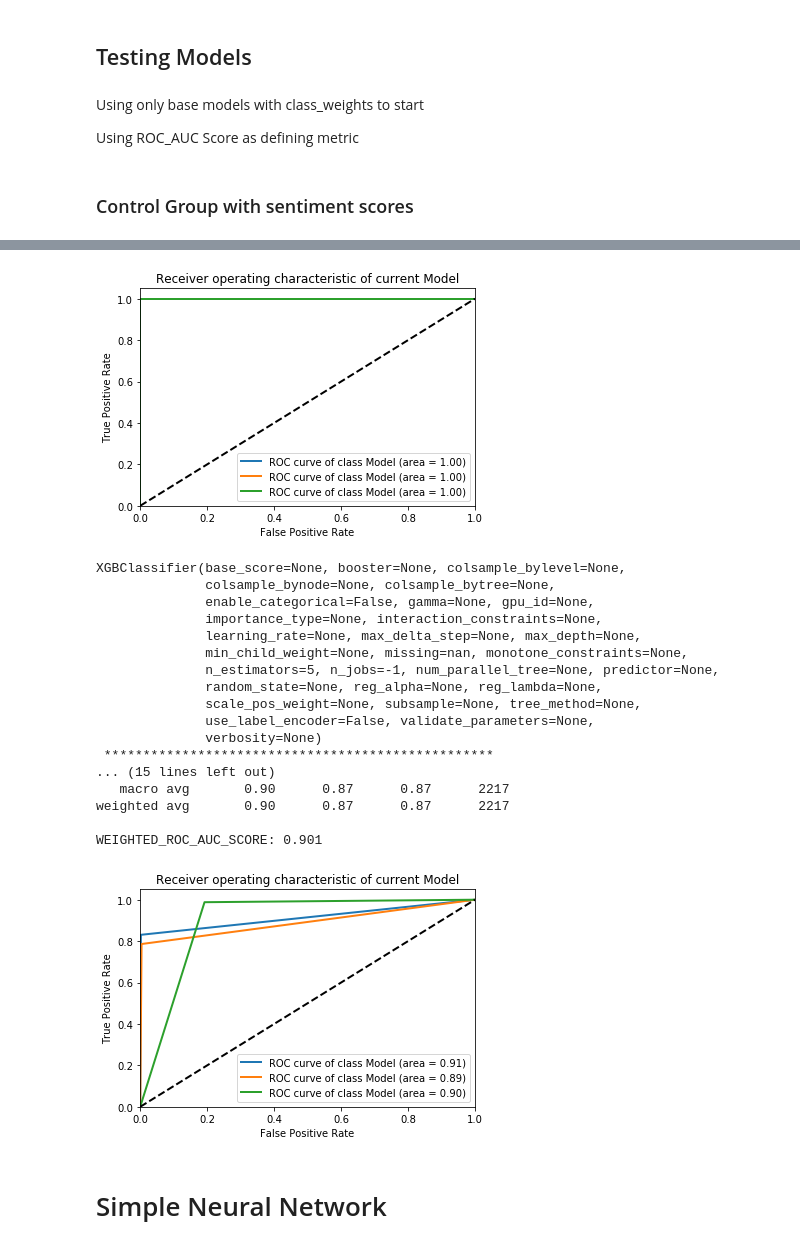
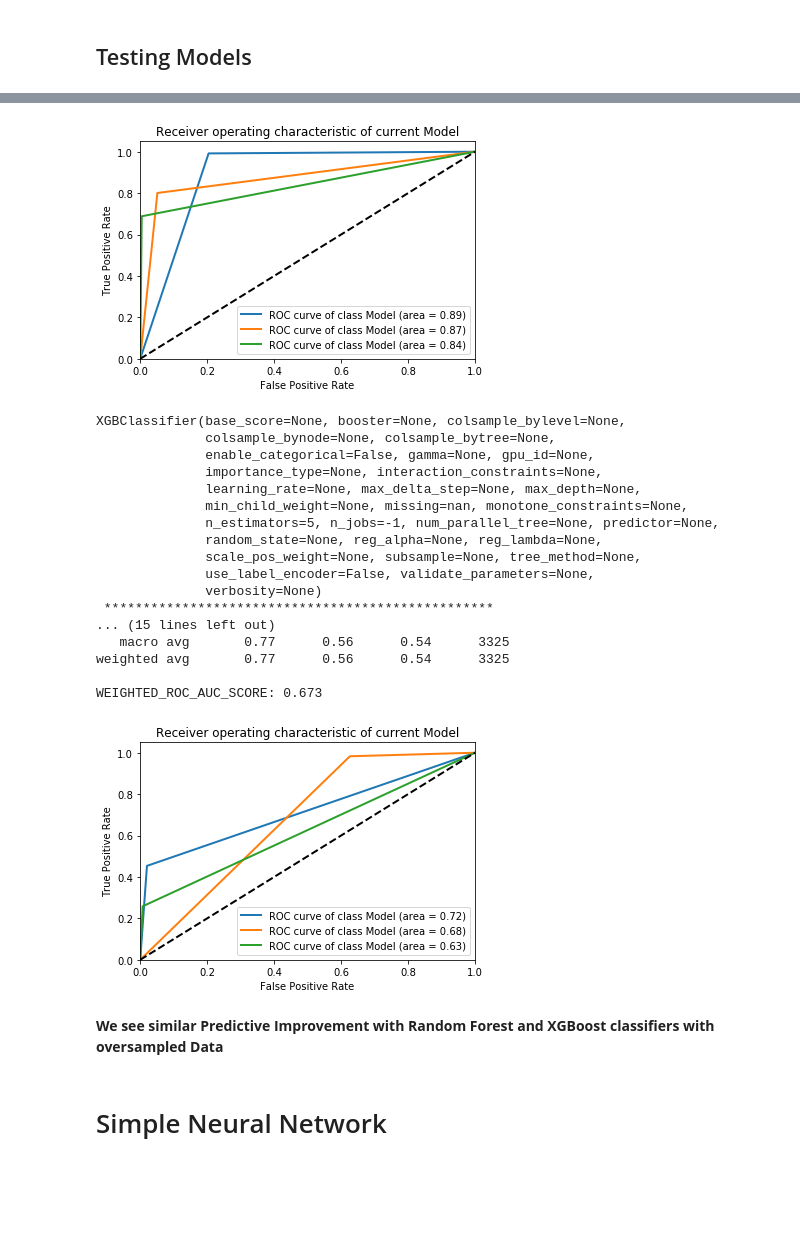
Before and after one commit to gendath/AI-Capstone-Project, a Jupyter notebook: E-Commerce/AI CAPSTONE ECOMMERCE.ipynb, the cells around one changed output, grey strips where cells are left out. Drawn from its saved outputs; the diff is of its cells as text; code cells hidden in the pictures; blank space fills up the shorter version.

```diff
--- a/E-Commerce/AI CAPSTONE ECOMMERCE.ipynb
+++ b/E-Commerce/AI CAPSTONE ECOMMERCE.ipynb
@@ -376,13 +367,10 @@ Vectorize text with Tfidf
 # get_sentiment_scores(test_df)
 # get_sentiment_scores(test_val_df)
 
-train_text_tfidf_df = get_tfidf(review_text_train)
-train_title_tfidf_df = get_tfidf(review_title_train)
-test_text_tfidf_df = get_tfidf(review_text_test)
-test_title_tfidf_df = get_tfidf(review_title_test)
+train_text_tfidf_df = get_tfidf(review_text_train).to_numpy(dtype="float16")
+# train_title_tfidf_df = get_tfidf(review_title_train).to_numpy(dtype="float16")
+test_text_tfidf_df = get_tfidf(review_text_test).to_numpy(dtype="float16")
+# test_title_tfidf_df = get_tfidf(review_title_test).to_numpy(dtype="float16")
 
-y_train = train_df["sentiment"]
-y_test = test_val_df["sentiment"]
-
-sm=SMOTE()
-X_over,y_over=sm.fit_resample(train_text_tfidf_df,y_train)
+y_train1 = train_df["sentiment"].to_numpy(dtype="float16")
+y_test = test_val_df["sentiment"].to_numpy(dtype="float16")
@@ -394,0 +383,4 @@ model = MultinomialNB()
+# %%
+X_train,X_test,y_train,y_test = train_test_split(train_text_tfidf_df,y_train1, test_size=.3,random_state=42)
+# %%
+model.fit(X_train,y_train)
@@ -395,3 +415,7 @@ model = MultinomialNB()
+# %%
+sm=SMOTE()
+X_over,y_over=sm.fit_resample(train_text_tfidf_df,y_train1)
+X_train,X_test,y_train,y_test = train_test_split(X_over,y_over, test_size=.3,random_state=42)
 # %%
 model.fit(X_train,y_train)
 preds=model.predict(X_test)
@@ -424,17 +450,11 @@ models=[
         ]
 # %% [markdown]
 ## Testing Models
-# %% [markdown]
-Using only base models with class_weights to start
-
-Using ROC_AUC Score as defining metric
-# %% [markdown]
-### Control Group with sentiment scores
 # %%
 for model in models:
     print(model,"\n","*"*50,"\n")
 
-    model.fit(X_over,y_over)
+    model.fit(X_train,y_train)
     preds = model.predict(X_test)
     show_metrics(y_test,preds)
 # %% [output]
@@ -461,22 +481,24 @@ WEIGHTED_ROC_AUC_SCORE: 1.000
-[figure, old version]
+[figure, new version]
 XGBClassifier(base_score=None, booster=None, colsample_bylevel=None,
               colsample_bynode=None, colsample_bytree=None,
               enable_categorical=False, gamma=None, gpu_id=None,
               importance_type=None, interaction_constraints=None,
               learning_rate=None, max_delta_step=None, max_depth=None,
               min_child_weight=None, missing=nan, monotone_constraints=None,
               n_estimators=5, n_jobs=-1, num_parallel_tree=None, predictor=None,
               random_state=None, reg_alpha=None, reg_lambda=None,
               scale_pos_weight=None, subsample=None, tree_method=None,
               use_label_encoder=False, validate_parameters=None,
               verbosity=None)
  **************************************************
 ... (15 lines left out)
-   macro avg       0.90      0.87      0.87      2217
-weighted avg       0.90      0.87      0.87      2217
+   macro avg       0.77      0.56      0.54      3325
+weighted avg       0.77      0.56      0.54      3325
 
-WEIGHTED_ROC_AUC_SCORE: 0.901
+WEIGHTED_ROC_AUC_SCORE: 0.673
-[figure, old version]
+[figure, new version]
+# %% [markdown]
+**We see similar Predictive Improvement with Random Forest and XGBoost classifiers with oversampled Data**
 # %% [markdown]
 # Simple Neural Network
 # %%
```
Also changed, not shown: parts of 59 cells of this notebook.
